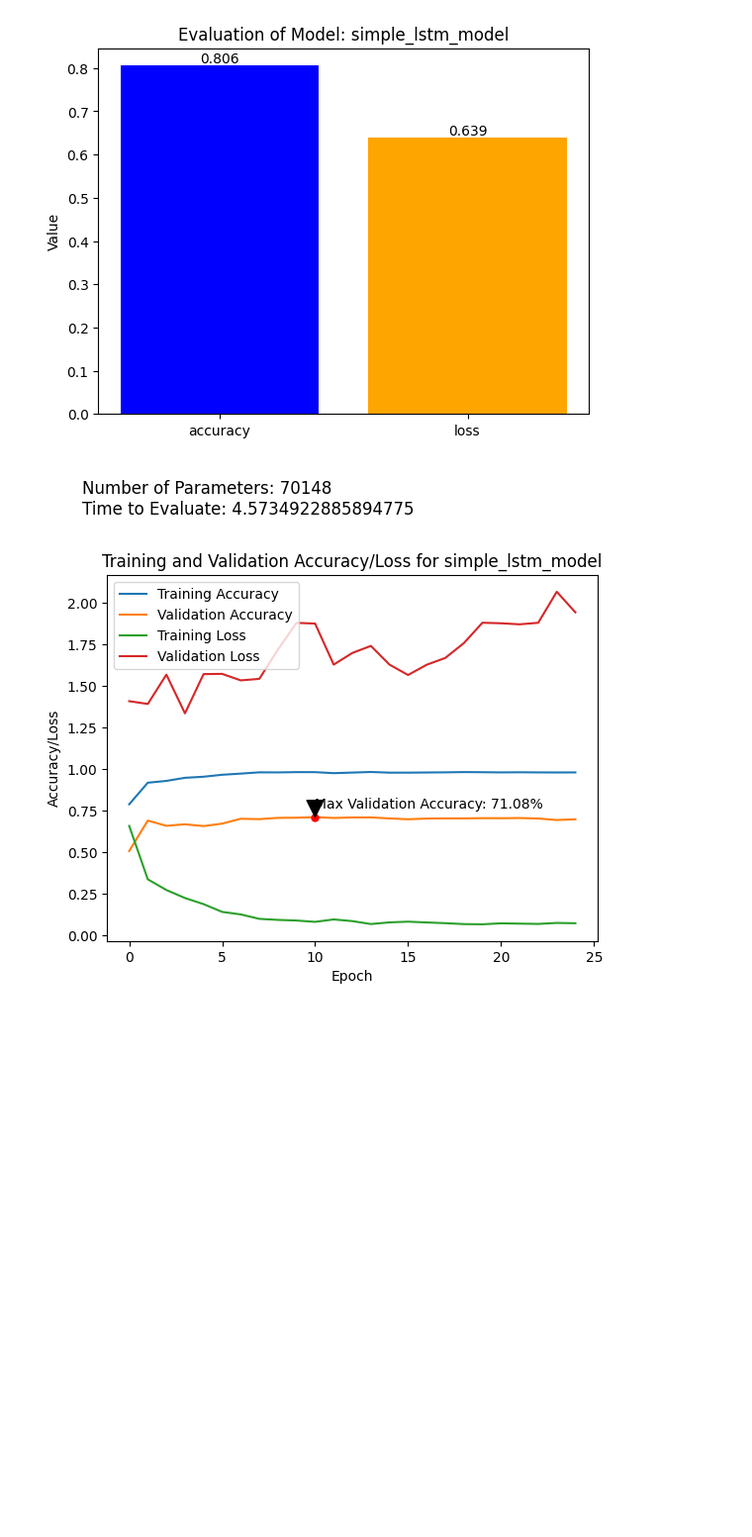
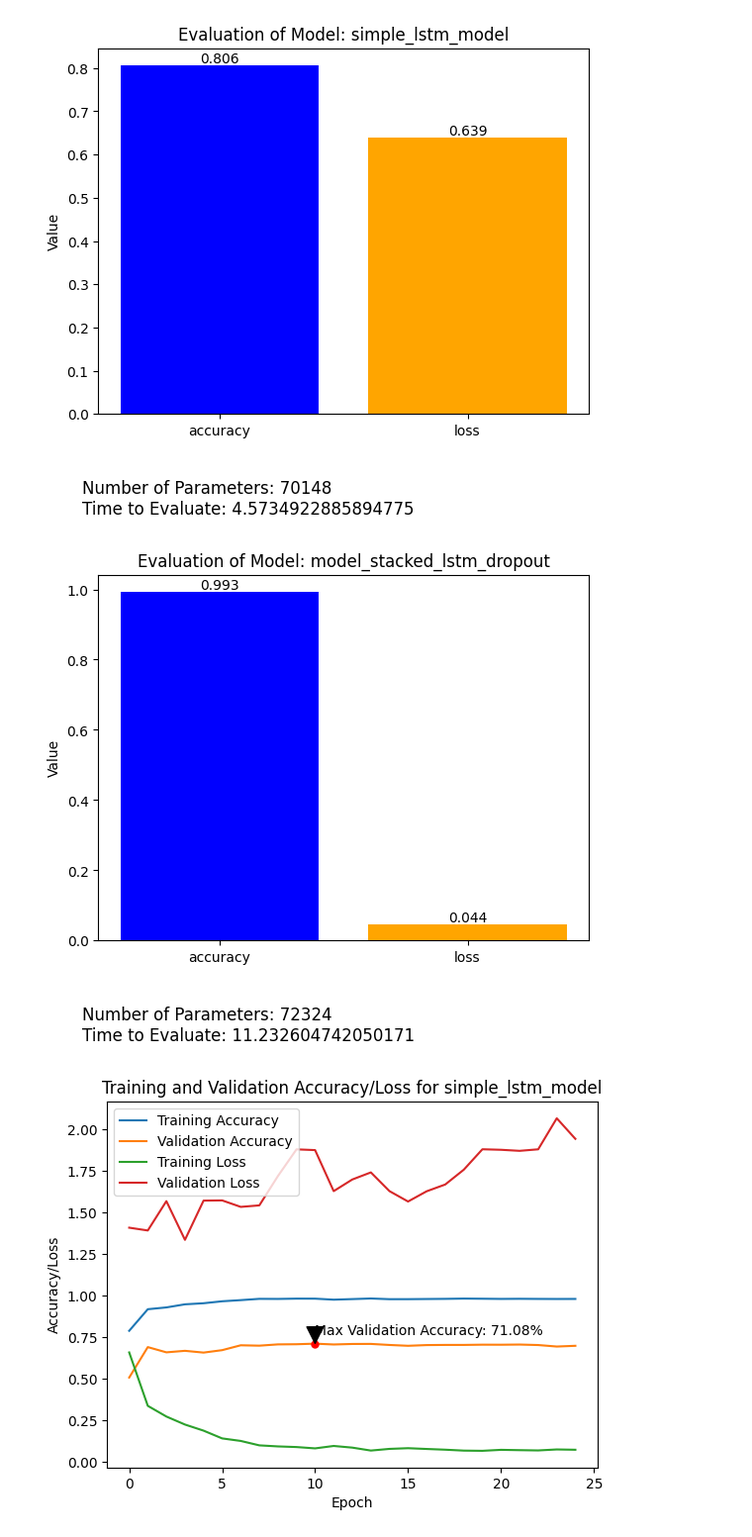
Before and after one commit to Enzo-hmdy/Secu_IOT_UQAC2, a Jupyter notebook: cleaning.ipynb, the cells around one changed output. Shown at 99% size. Cells and saved outputs as stored; diff of their text form; code cells hidden in the pictures; blank space fills up the shorter version.

```diff
--- a/cleaning.ipynb
+++ b/cleaning.ipynb
@@ -764,7 +781,7 @@ import matplotlib.pyplot as plt
 import numpy as np
 import time
 
-def plot_evaluate(model, name, history, test_data, test_labels):
+def plot_evaluate(model, name, test_data, test_labels):
     #evaluate the model and get the accuracy and loss
     start = time.time()
     loss, accuracy = model.evaluate(test_data, test_labels, verbose=0)
@@ -796,6 +813,10 @@ def plot_evaluate(model, name, history, test_data, test_labels):
 plot_evaluate(simple_lstm_model,'simple_lstm_model',history_simple_lstm,test_data,test_labels)
 # %% [output]
 [figure]
+# %%
+plot_evaluate(model_stacked_lstm_dropout,'model_stacked_lstm_dropout',test_data,test_labels)
+# %% [output]
+[figure, added]
 # %%
 # save model
 CNN2D_LSTM.save('CNN2D_LSTM.h5')
```
Also changed, not shown: parts of 18 cells of this notebook.
